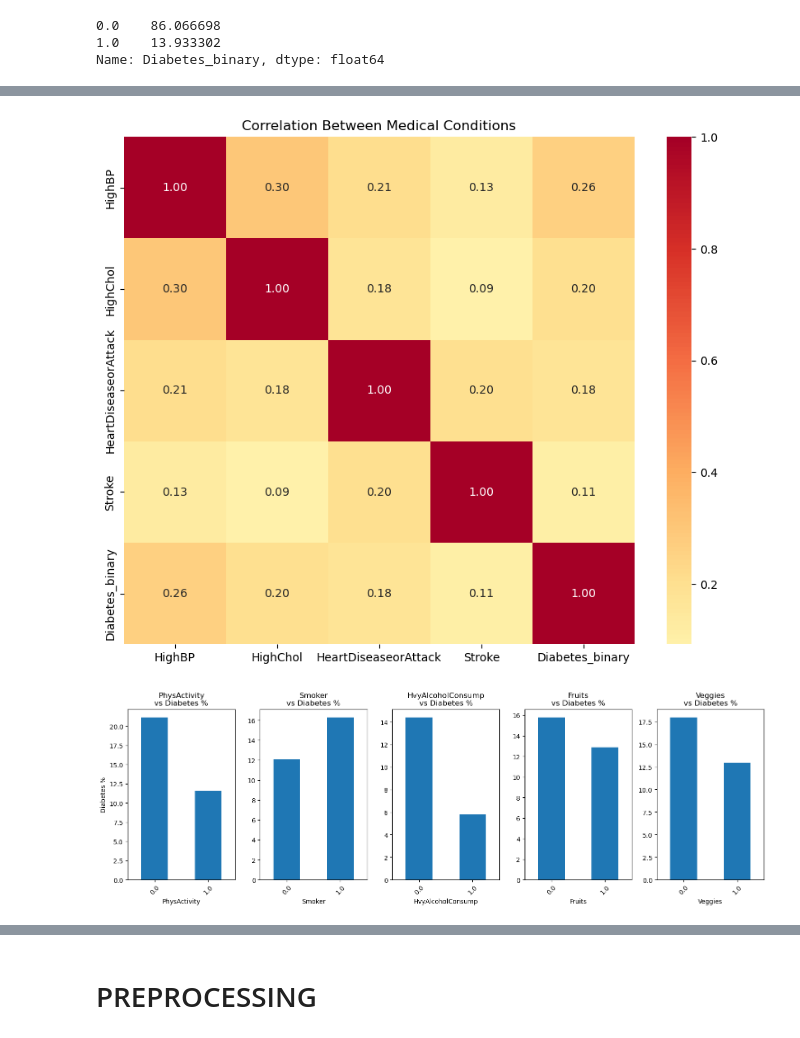
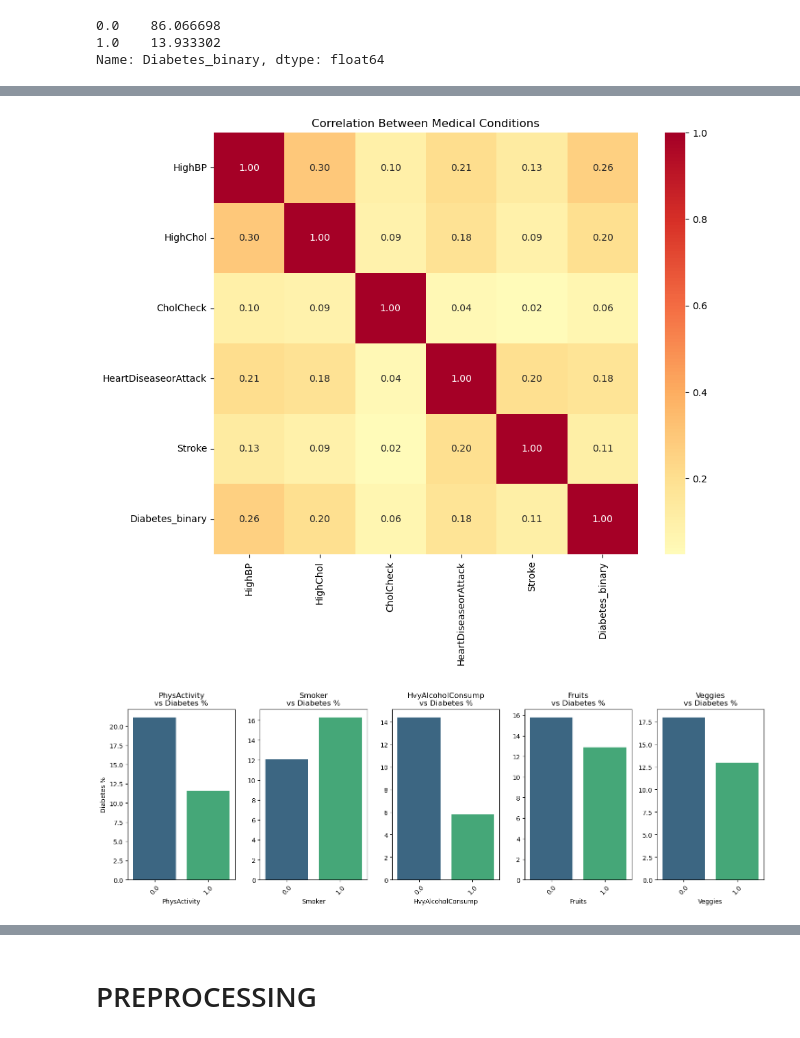
Before and after one commit to Niklauzi/cdc-diabetes-classification, a Jupyter notebook: CDC Diabetes Binary Prediction.ipynb, the cells around one changed output, grey strips where cells are left out. Saved outputs shown, nothing was run; the diff lists cells and outputs as text; code cells hidden in the pictures.

```diff
--- a/CDC Diabetes Binary Prediction.ipynb
+++ b/CDC Diabetes Binary Prediction.ipynb
@@ -216,0 +278,22 @@ Name: Diabetes_binary, dtype: float64
+# %%
+income_levels = {
+    1: "Less than $10,000",
+    2: "$10,000 to less than $15,000",
+    3: "$15,000 to less than $20,000",
+    4: "$20,000 to less than $25,000",
+    5: "$25,000 to less than $35,000",
+    6: "$35,000 to less than $50,000",
+    7: "$50,000 to less than $75,000",
+    8: "$75,000 or more"
+}
+education_levels = {
+    1: "Never attended school or only kindergarten",
+    2: "Grades 1-8 (Elementary)",
+    3: "Grades 9-11 (Some high school)",
+    4: "Grade 12 or GED (High school graduate)",
+    5: "College 1-3 years (Some college or technical school)",
+    6: "College 4 years or more (College graduate)"
+}
+# %%
+df['Income'] = df['Income'].map(income_levels)
+df['Education'] = df['Education'].map(education_levels)
@@ -237,15 +430,15 @@ plt.show()
 # %%
 
 # Create heatmap of medical conditions correlations
 
-medical_cols = ['HighBP', 'HighChol', 'HeartDiseaseorAttack', 'Stroke', 'Diabetes_binary']
+medical_cols = ['HighBP', 'HighChol', 'CholCheck', 'HeartDiseaseorAttack', 'Stroke', 'Diabetes_binary']
 
 plt.figure(figsize=(10, 8))
 sns.heatmap(df[medical_cols].corr(), annot=True, cmap='RdYlBu_r', center=0, fmt='.2f')
 plt.title('Correlation Between Medical Conditions')
 plt.show()
 # %% [output]
-[figure, old version]
+[figure, new version]
 # %%
 
 # Analyze lifestyle factors impact
@@ -258,7 +451,7 @@ plt.figure(figsize=(15, 5))
 for i, col in enumerate(lifestyle_cols, 1):
     plt.subplot(1, 5, i)
     diabetes_rates = df.groupby(col)['Diabetes_binary'].mean() * 100
-    diabetes_rates.plot(kind='bar')
+    sns.barplot(data=diabetes_rates, palette='viridis')
     plt.title(f'{col}\nvs Diabetes %')
     plt.ylabel('Diabetes %' if i == 1 else '')
     plt.xticks(rotation=45)
@@ -266,4 +459,4 @@ for i, col in enumerate(lifestyle_cols, 1):
 plt.tight_layout()
 plt.show()
 # %% [output]
-[figure, old version]
+[figure, new version]
```
Also changed, not shown: parts of 32 cells of this notebook.
